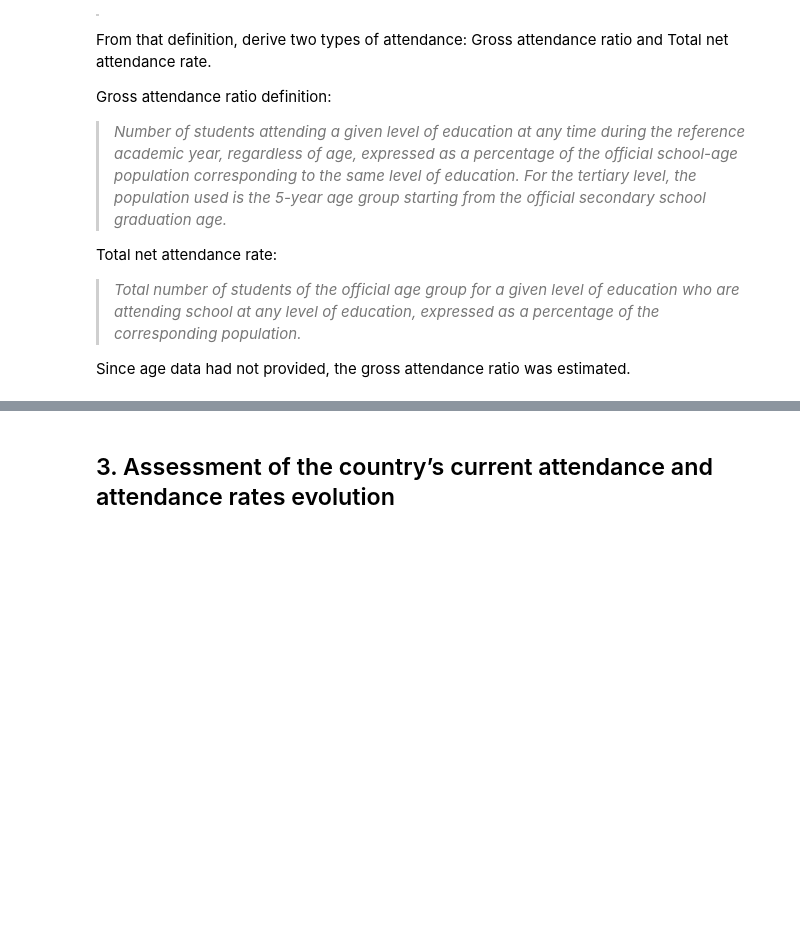
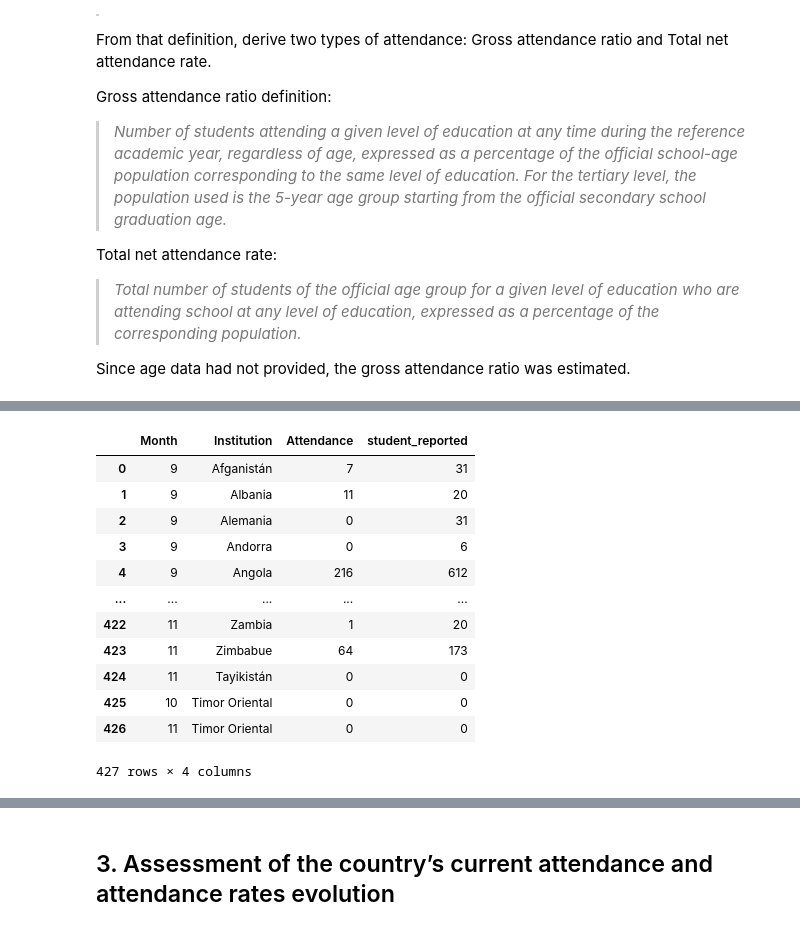
Before and after one commit to maurottito/school_attendance_metrics, a Jupyter notebook: attendance_metrics_MT.ipynb, the cells around one changed output, grey strips where cells are left out. Saved outputs shown, nothing was run; the diff lists cells and outputs as text; code cells hidden in the pictures; blank space fills up the shorter version.

```diff
--- a/analisis_exploratorio.ipynb
+++ b/attendance_metrics_MT.ipynb
@@ -551,0 +565,16 @@ Name: cases, dtype: int64
+# %%
+df_attendance_institution
+# %% [output]
+|  | Month | Institution | Attendance | student_reported |
+| 0 | 9 | Afganistán | 7 | 31 |
+| 1 | 9 | Albania | 11 | 20 |
+| 2 | 9 | Alemania | 0 | 31 |
+| 3 | 9 | Andorra | 0 | 6 |
+| 4 | 9 | Angola | 216 | 612 |
+| ... | ... | ... | ... | ... |
+| 422 | 11 | Zambia | 1 | 20 |
+| 423 | 11 | Zimbabue | 64 | 173 |
+| 424 | 11 | Tayikistán | 0 | 0 |
+| 425 | 10 | Timor Oriental | 0 | 0 |
+| 426 | 11 | Timor Oriental | 0 | 0 |
+427 rows × 4 columns
```
Also changed, not shown: parts of 51 cells of this notebook.
